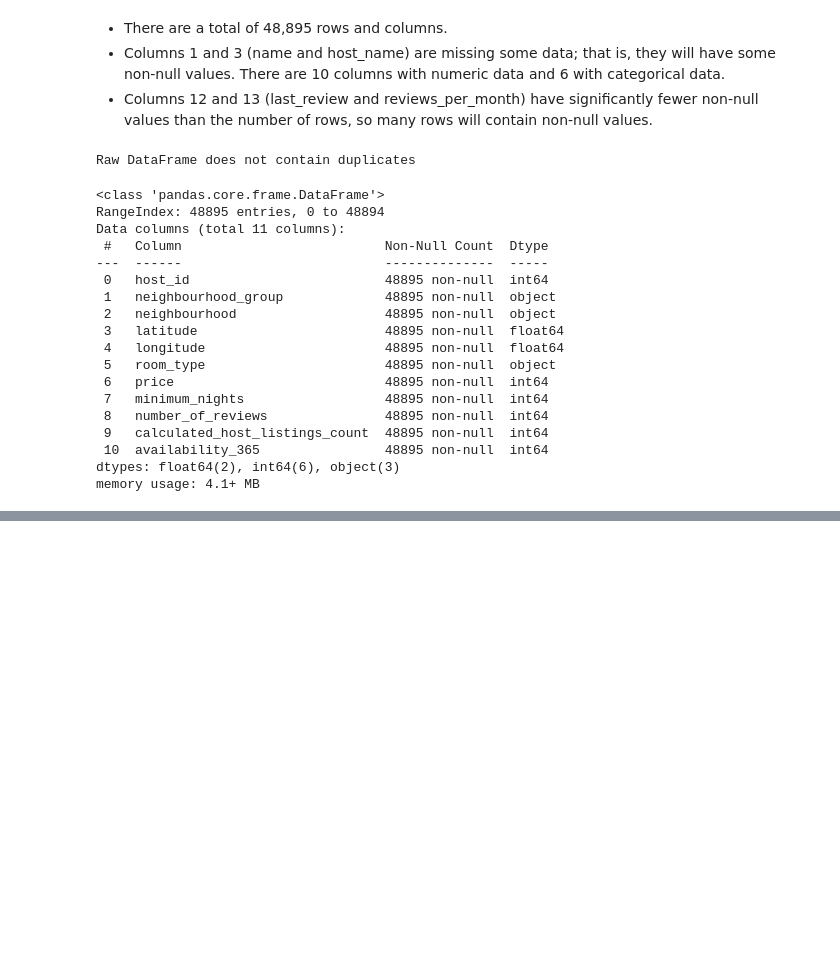
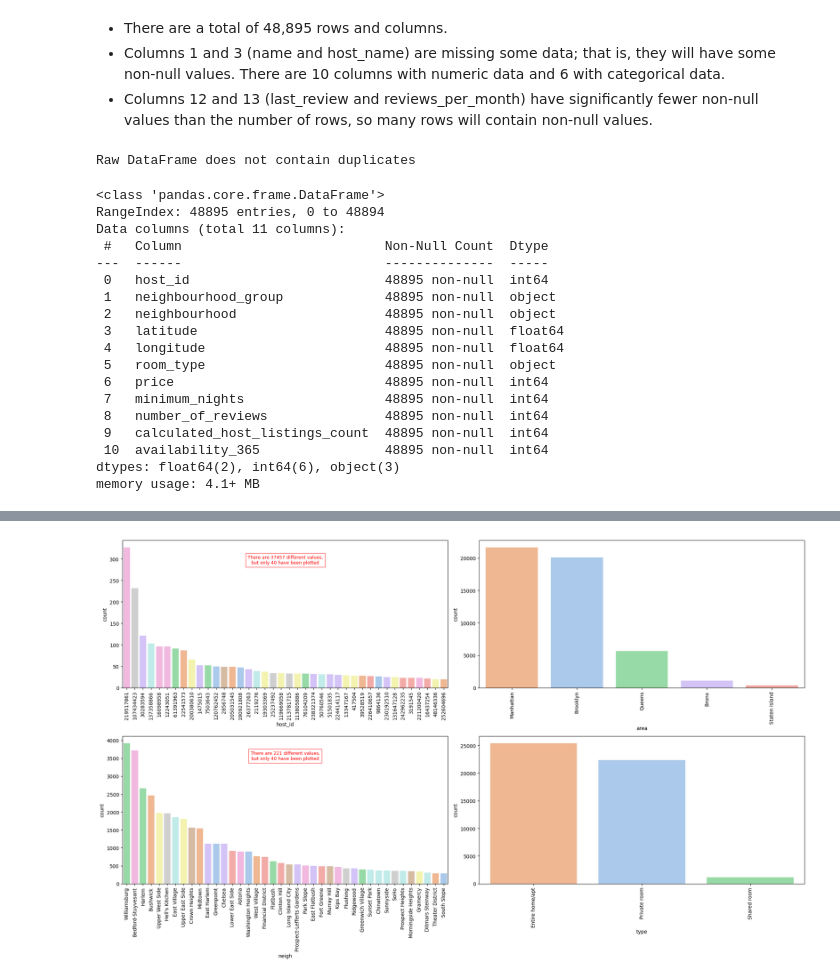
Before and after one commit to cbadil12/exploratory-data-analysis-project, a Jupyter notebook: src/explore.ipynb, the cells around one changed output, grey strips where cells are left out. Saved outputs shown, nothing was run; the diff lists cells and outputs as text; code cells hidden in the pictures; blank space fills up the shorter version.

```diff
--- a/src/explore.ipynb
+++ b/src/explore.ipynb
@@ -83,4 +87,17 @@ Data columns (total 11 columns):
  10  availability_365                48895 non-null  int64
 dtypes: float64(2), int64(6), object(3)
 memory usage: 4.1+ MB
+# %%
+# STEP 4.0) Rename columns for better fitting
+df=df.rename(columns={
+    "neighbourhood_group": "area",
+    "neighbourhood": "neigh",
+    "latitude": "lat",
+    "longitude": "long",
+    "room_type": "type",
+    "calculated_host_listings_count": "host_l_count",
+    "minimum_nights": "min_nights",
+    "number_of_reviews": "reviews",
+    "availability_365": "available"
+    }, errors="raise")
 # %%
@@ -155,0 +222,67 @@ print(df.minimum_nights.value_counts())
+# %%
+# STEP 5.1) Univariable Analysis - CATEGORY Variables
+# Number of different values to plot
+n_diff_Values=40
+
+# Define unit figure sizes
+figHeight_unit = 6
+figWidth_unit = 10
+
+# Define number of rows and columns
+n_cols = 2
+n_rows = math.ceil(len(category_var) / n_cols)
+
+# Create subplots
+fig, axes = plt.subplots(n_rows, n_cols, figsize=(figWidth_unit * n_cols, figHeight_unit * n_rows))
+axes = axes.flatten()  # flatten the axes array for easier access
+
+# Initialize manual counter
+idx = 0
+
+# Loop through categorical variables
+for col in category_var:
+    # Count unique values
+    unique_count = df[col].nunique()
+
+    # Limit the number of plotted categories if there are more than n_diff_Values
+    if unique_count > n_diff_Values:
+        order = df[col].value_counts().head(n_diff_Values).index
+    else:
+        order = df[col].value_counts().index
+
+    # Create countplot
+    sns.countplot(
+        ax=axes[idx],
+        data=df,
+        x=col,
+        hue=col,
+        palette='pastel',
+        order=order,
+        legend=False
+    )
+    axes[idx].tick_params(axis='x', rotation=90, labelsize=10)
+
+    # Add text box if truncated
+    if unique_count > n_diff_Values:
+        axes[idx].text(
+            0.5, 0.9,
+            f"There are {unique_count} different values,\nbut only {n_diff_Values} have been plotted",
+            transform=axes[idx].transAxes,
+            fontsize=9,
+            color='red',
+            ha='center',
+            va='top',
+            bbox=dict(facecolor='white', alpha=0.7, edgecolor='red')
+        )
+
+    idx += 1
+
+# Turn off unused axes if there are any
+for j in range(idx, len(axes)):
+    axes[j].set_visible(False)
+
+# Adjust layout and display
+plt.tight_layout()
+plt.show()
+# %% [output]
+[figure, added]
```
Also changed, not shown: parts of 13 cells of this notebook.
